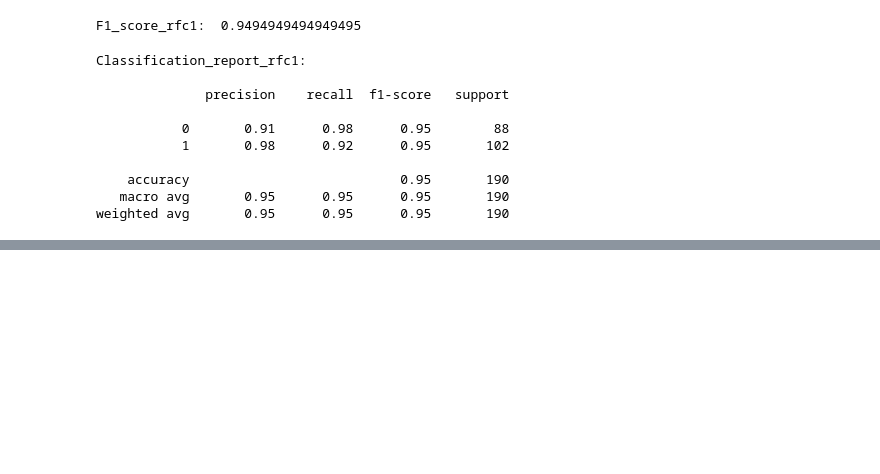
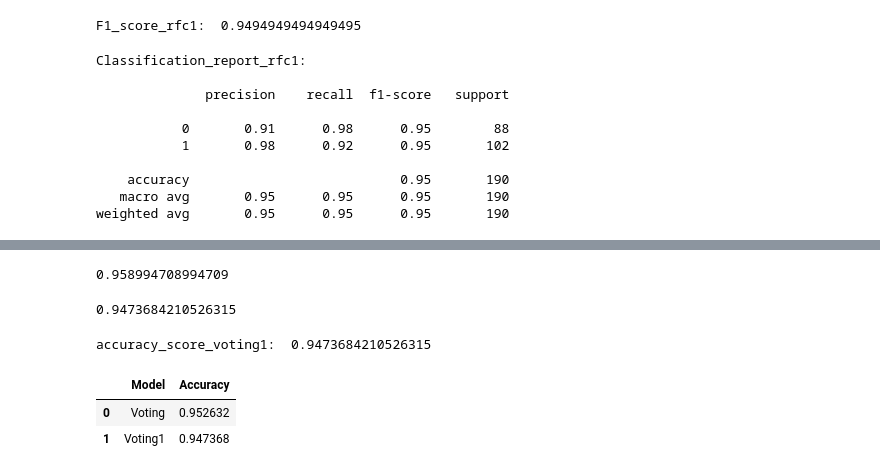
Before and after one commit to Rupesh-Mane/credit-card-fraud-detection, a Jupyter notebook: notebook/credit_card_fraud_detection.ipynb, the cells around one changed output, grey strips where cells are left out. Saved outputs shown, nothing was run; the diff lists cells and outputs as text; code cells hidden in the pictures; blank space fills up the shorter version.

```diff
--- a/notebook/credit_card_fraud_detection.ipynb
+++ b/notebook/credit_card_fraud_detection.ipynb
@@ -1149,0 +1214,2 @@ weighted avg       0.95      0.95      0.95       190
+# %%
+y_pred_voting=voting.predict(x_test)
@@ -1149,0 +1232,14 @@ weighted avg       0.95      0.95      0.95       190
+# %%
+from sklearn.ensemble import VotingClassifier
+
+voting1= VotingClassifier(
+    estimators=[
+        ("lr",lr2),
+        ("svm", svc1),
+        ("rf",rfc1)
+    ],
+    voting="soft",
+
+)
+# %%
+voting1.fit(x_train,y_train)
@@ -1149,0 +1259,2 @@ weighted avg       0.95      0.95      0.95       190
+# %%
+y_pred_voting1=voting1.predict(x_test)
@@ -1149,0 +1263,4 @@ weighted avg       0.95      0.95      0.95       190
+# %%
+x_train_score_voting1
+# %% [output]
+0.958994708994709
@@ -1149,0 +1269,18 @@ weighted avg       0.95      0.95      0.95       190
+# %%
+x_test_score_voting1
+# %% [output]
+0.9473684210526315
+# %%
+print("accuracy_score_voting1: ",accuracy_score(y_test,y_pred_voting1))
+# %% [output]
+accuracy_score_voting1:  0.9473684210526315
+# %%
+pd.DataFrame({
+    "Model":["Voting","Voting1"],
+    "Accuracy":[accuracy_score(y_test,y_pred_voting),
+                accuracy_score(y_test,y_pred_voting1)]
+})
+# %% [output]
+|  | Model | Accuracy |
+| 0 | Voting | 0.952632 |
+| 1 | Voting1 | 0.947368 |
```
Also changed, not shown: parts of 31 cells of this notebook.
